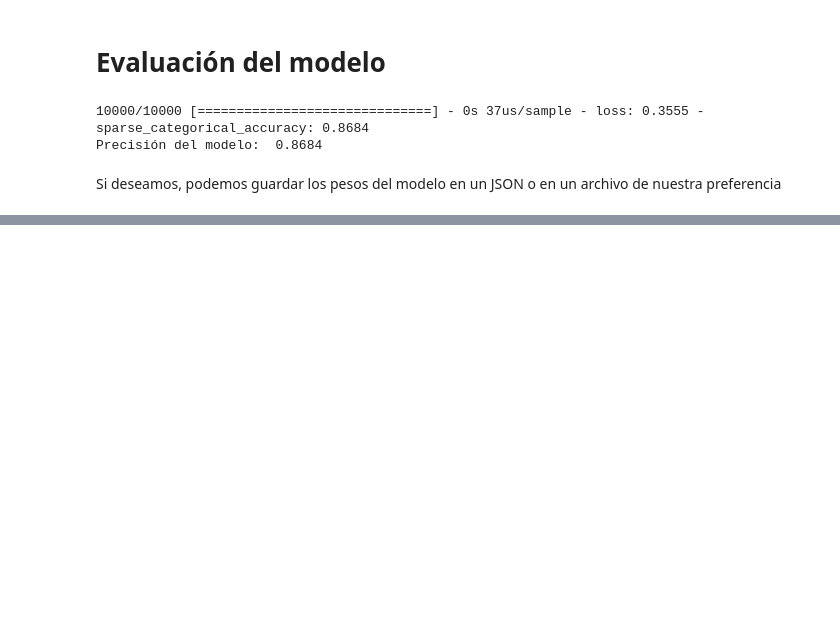
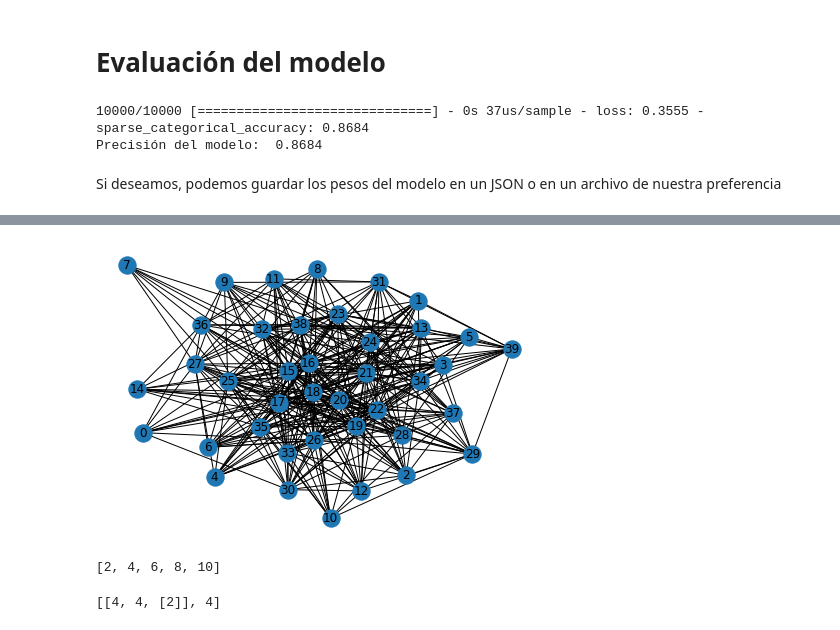
Before and after one commit to SamArtGS/Curso-Python, a Jupyter notebook: Teoría/Avanzado/El lenguaje de programación Python - Avanzado.ipynb, the cells around one changed output, grey strips where cells are left out. Drawn from its saved outputs; the diff is of its cells as text; code cells hidden in the pictures; blank space fills up the shorter version.

```diff
--- a/Teoría/Avanzado/El lenguaje de programación Python - Avanzado.ipynb
+++ b/Teoría/Avanzado/El lenguaje de programación Python - Avanzado.ipynb
@@ -1279,0 +1384,14 @@ Si deseamos, podemos guardar los pesos del modelo en un JSON o en un archivo de
+# %%
+import networkx as nx
+import matplotlib.pyplot as plt
+
+G= nx.barabasi_albert_graph(40,15)
+nx.draw(G, with_labels=True)
+plt.show()
+# %% [output]
+[figure, added]
+# %%
+lista = [i for i in [1,2,3,4,5,6,7,8,9,10] if i % 2 ==0]
+print(lista)
+# %% [output]
+[2, 4, 6, 8, 10]
@@ -1279,0 +1400,4 @@ Si deseamos, podemos guardar los pesos del modelo en un JSON o en un archivo de
+# %%
+conjunto[1][100][1][55][1]
+# %% [output]
+[[4, 4, [2]], 4]
```
Also changed, not shown: parts of 11 cells of this notebook, 5 other files.
